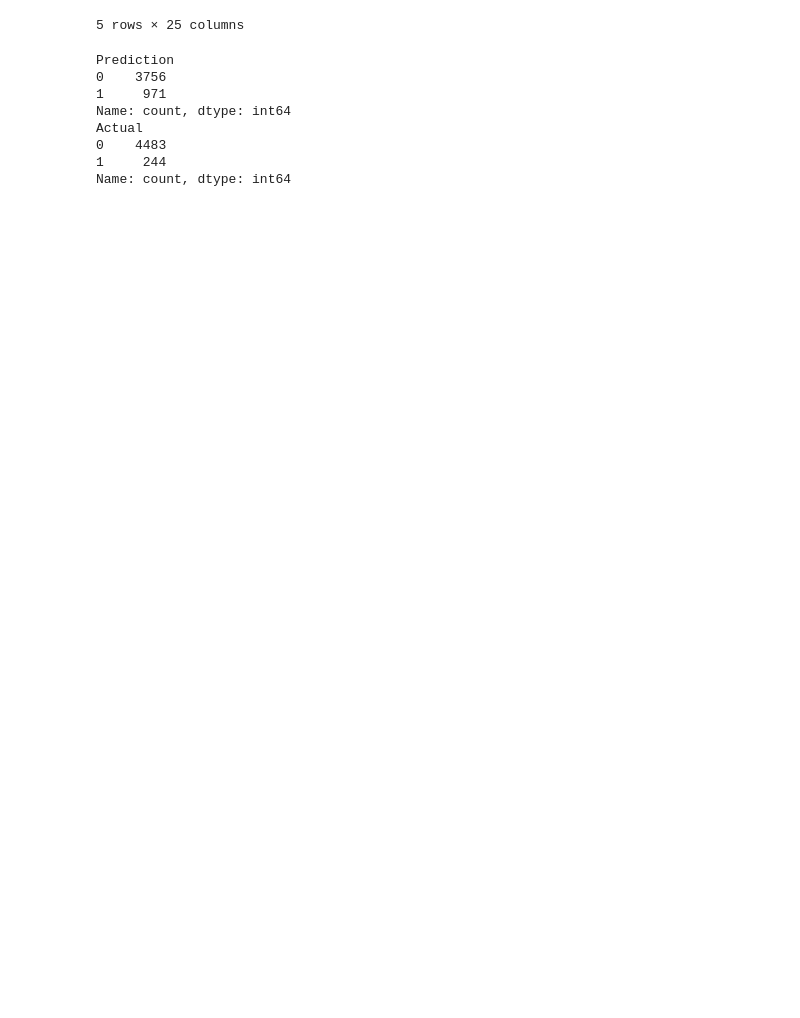
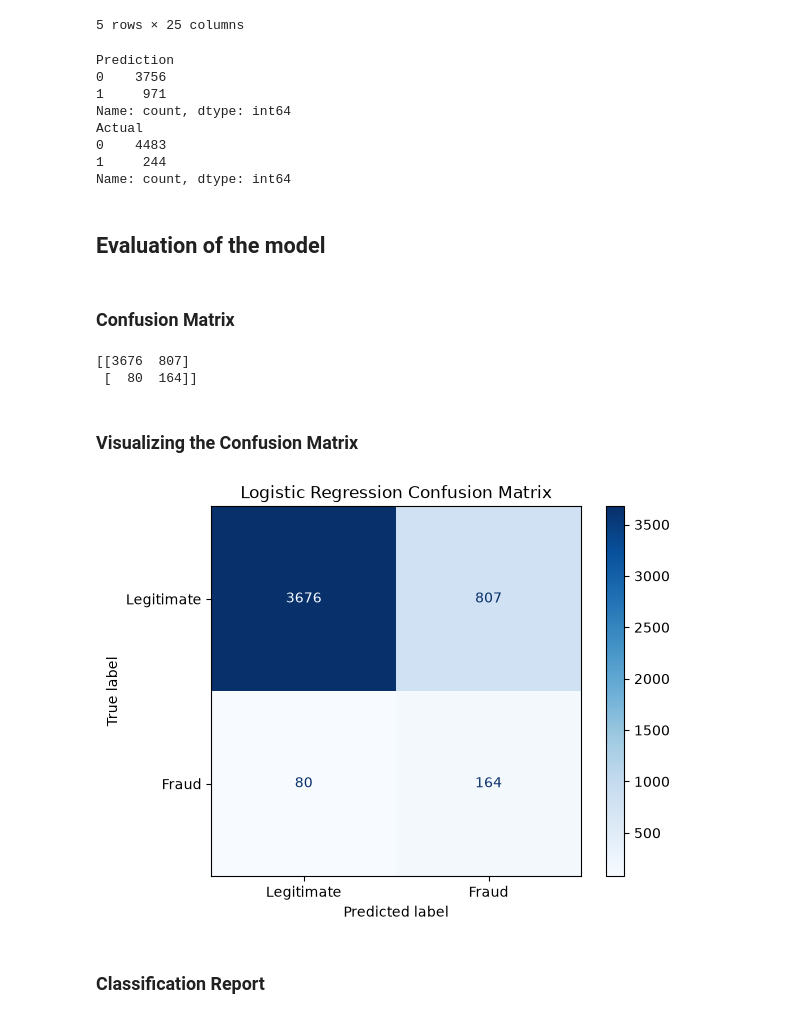
Before and after one commit to Bhav-creator452/order-risk-platform, a Jupyter notebook: notebooks/load_data.ipynb, the cells around one changed output. Cells and saved outputs as stored; diff of their text form; code cells hidden in the pictures; blank space fills up the shorter version.

Commit message:
Baseline VS Logistic Regression
Training a Logistic Regression model on the dataset and comparing its performance with the baseline rule engine.

```diff
--- a/notebooks/load_data.ipynb
+++ b/notebooks/load_data.ipynb
@@ -909,3 +927,5 @@ Actual
 0    4483
 1     244
 Name: count, dtype: int64
+# %% [markdown]
+## Evaluation of the model
@@ -911,0 +947,24 @@ Name: count, dtype: int64
+# %% [markdown]
+### Confusion Matrix
+# %%
+cm = confusion_matrix(y_test, y_pred)
+
+print(cm)
+# %% [output]
+[[3676  807]
+ [  80  164]]
+# %% [markdown]
+### Visualizing the Confusion Matrix
+# %%
+disp = ConfusionMatrixDisplay(
+    confusion_matrix=cm,
+    display_labels=["Legitimate", "Fraud"]
+)
+
+disp.plot(cmap="Blues")
+plt.title("Logistic Regression Confusion Matrix")
+plt.show()
+# %% [output]
+[figure, added]
+# %% [markdown]
+### Classification Report
```
Also changed, not shown: parts of 12 cells of this notebook.
